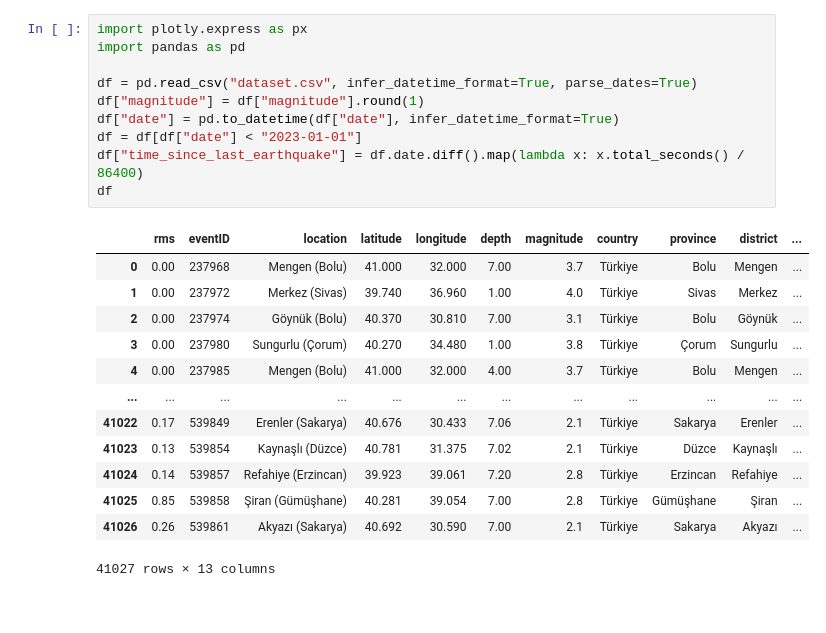
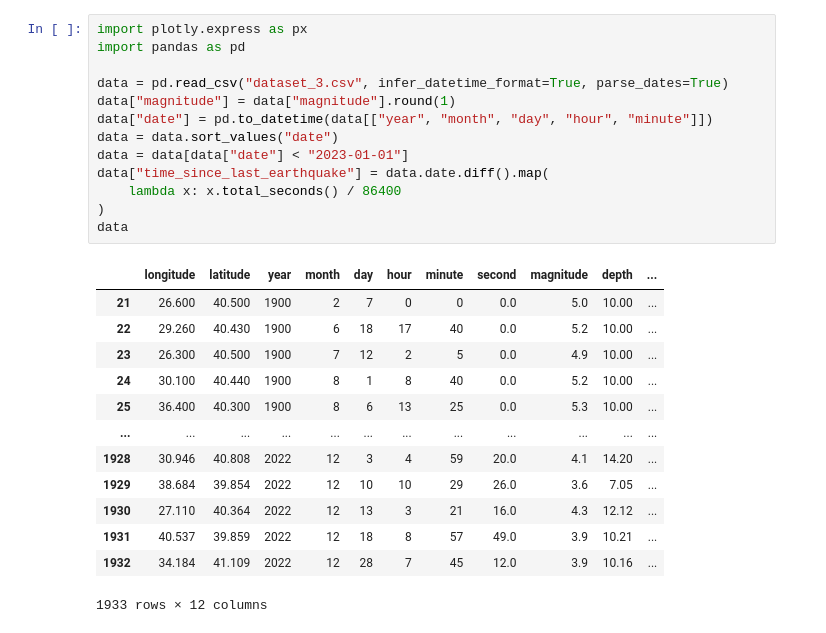
Before and after one commit to mrtkp9993/NAFZ-Streamlit, a Jupyter notebook: stats.ipynb, the cells around one changed output. Saved outputs shown, nothing was run; the diff lists cells and outputs as text.

```diff
--- a/stats.ipynb
+++ b/stats.ipynb
@@ -1,24 +1,27 @@
 # %%
 import plotly.express as px
 import pandas as pd
 
-df = pd.read_csv("dataset.csv", infer_datetime_format=True, parse_dates=True)
-df["magnitude"] = df["magnitude"].round(1)
-df["date"] = pd.to_datetime(df["date"], infer_datetime_format=True)
-df = df[df["date"] < "2023-01-01"]
-df["time_since_last_earthquake"] = df.date.diff().map(lambda x: x.total_seconds() / 86400)
-df
+data = pd.read_csv("dataset_3.csv", infer_datetime_format=True, parse_dates=True)
+data["magnitude"] = data["magnitude"].round(1)
+data["date"] = pd.to_datetime(data[["year", "month", "day", "hour", "minute"]])
+data = data.sort_values("date")
+data = data[data["date"] < "2023-01-01"]
+data["time_since_last_earthquake"] = data.date.diff().map(
+    lambda x: x.total_seconds() / 86400
+)
+data
 # %% [output]
-|  | rms | eventID | location | latitude | longitude | depth | magnitude | country | province | district | ... |
-| 0 | 0.00 | 237968 | Mengen (Bolu) | 41.000 | 32.000 | 7.00 | 3.7 | Türkiye | Bolu | Mengen | ... |
-| 1 | 0.00 | 237972 | Merkez (Sivas) | 39.740 | 36.960 | 1.00 | 4.0 | Türkiye | Sivas | Merkez | ... |
-| 2 | 0.00 | 237974 | Göynük (Bolu) | 40.370 | 30.810 | 7.00 | 3.1 | Türkiye | Bolu | Göynük | ... |
-| 3 | 0.00 | 237980 | Sungurlu (Çorum) | 40.270 | 34.480 | 1.00 | 3.8 | Türkiye | Çorum | Sungurlu | ... |
-| 4 | 0.00 | 237985 | Mengen (Bolu) | 41.000 | 32.000 | 4.00 | 3.7 | Türkiye | Bolu | Mengen | ... |
+|  | longitude | latitude | year | month | day | hour | minute | second | magnitude | depth | ... |
+| 21 | 26.600 | 40.500 | 1900 | 2 | 7 | 0 | 0 | 0.0 | 5.0 | 10.00 | ... |
+| 22 | 29.260 | 40.430 | 1900 | 6 | 18 | 17 | 40 | 0.0 | 5.2 | 10.00 | ... |
+| 23 | 26.300 | 40.500 | 1900 | 7 | 12 | 2 | 5 | 0.0 | 4.9 | 10.00 | ... |
+| 24 | 30.100 | 40.440 | 1900 | 8 | 1 | 8 | 40 | 0.0 | 5.2 | 10.00 | ... |
+| 25 | 36.400 | 40.300 | 1900 | 8 | 6 | 13 | 25 | 0.0 | 5.3 | 10.00 | ... |
 | ... | ... | ... | ... | ... | ... | ... | ... | ... | ... | ... | ... |
-| 41022 | 0.17 | 539849 | Erenler (Sakarya) | 40.676 | 30.433 | 7.06 | 2.1 | Türkiye | Sakarya | Erenler | ... |
-| 41023 | 0.13 | 539854 | Kaynaşlı (Düzce) | 40.781 | 31.375 | 7.02 | 2.1 | Türkiye | Düzce | Kaynaşlı | ... |
-| 41024 | 0.14 | 539857 | Refahiye (Erzincan) | 39.923 | 39.061 | 7.20 | 2.8 | Türkiye | Erzincan | Refahiye | ... |
-| 41025 | 0.85 | 539858 | Şiran (Gümüşhane) | 40.281 | 39.054 | 7.00 | 2.8 | Türkiye | Gümüşhane | Şiran | ... |
-| 41026 | 0.26 | 539861 | Akyazı (Sakarya) | 40.692 | 30.590 | 7.00 | 2.1 | Türkiye | Sakarya | Akyazı | ... |
+| 1928 | 30.946 | 40.808 | 2022 | 12 | 3 | 4 | 59 | 20.0 | 4.1 | 14.20 | ... |
+| 1929 | 38.684 | 39.854 | 2022 | 12 | 10 | 10 | 29 | 26.0 | 3.6 | 7.05 | ... |
+| 1930 | 27.110 | 40.364 | 2022 | 12 | 13 | 3 | 21 | 16.0 | 4.3 | 12.12 | ... |
+| 1931 | 40.537 | 39.859 | 2022 | 12 | 18 | 8 | 57 | 49.0 | 3.9 | 10.21 | ... |
+| 1932 | 34.184 | 41.109 | 2022 | 12 | 28 | 7 | 45 | 12.0 | 3.9 | 10.16 | ... |
-41027 rows × 13 columns
+1933 rows × 12 columns
```
Also changed, not shown: parts of 8 cells of this notebook, 1 other file.
